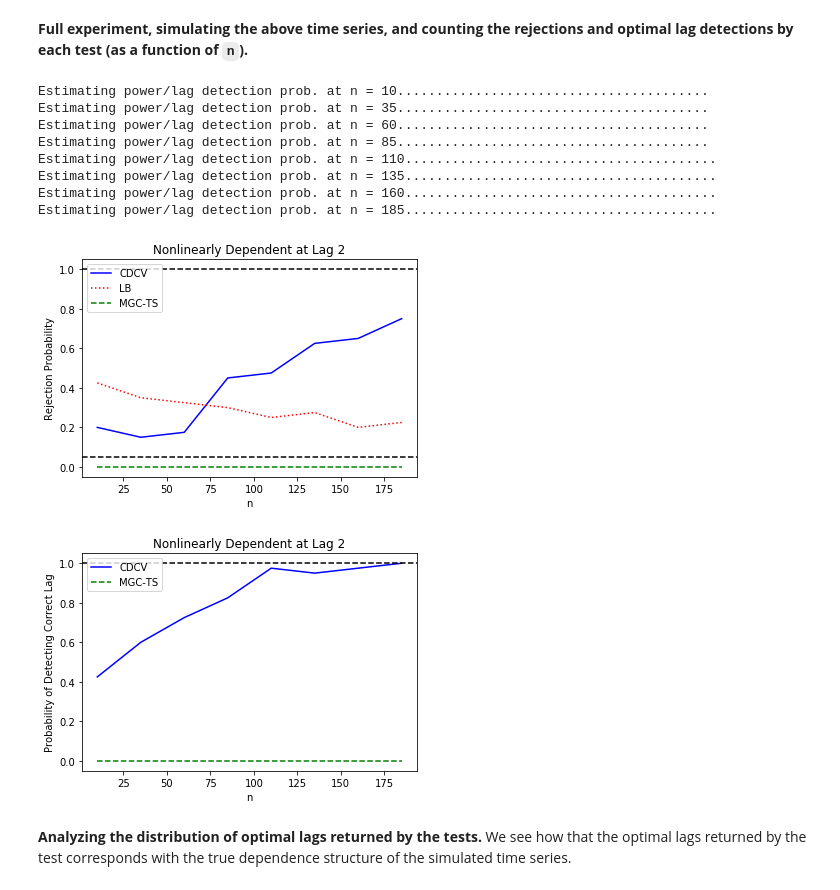
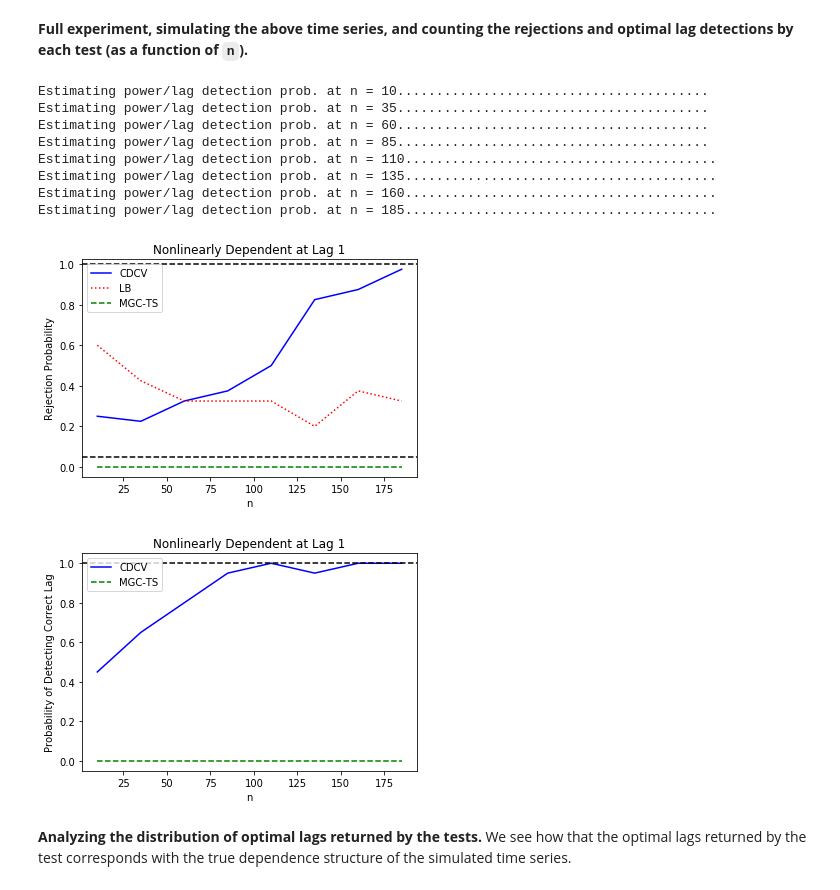
Before and after one commit to neurodata/mgcpy-old, a Jupyter notebook: demos/time-series/time-series.ipynb, the cells around one changed output. Cells and saved outputs as stored; diff of their text form; code cells hidden in the pictures.

```diff
--- a/demos/time-series/time-series.ipynb
+++ b/demos/time-series/time-series.ipynb
@@ -98,7 +98,7 @@ def nonlin_dep_ma1(n, sigma2 = 1.0):
 
     return X, Y
 # %%
-def nonlin_dep_lag_m(n, m = 2, phi_m = 1, sigma2 = 0.5):
+def nonlin_dep_lag_m(n, m = 1, phi_m = 1, sigma2 = 0.5):
     # X_t and Y_t are together a bivarite NMA(3).
     # Innovations follow N(0, sigma2).
 
@@ -233,12 +233,12 @@ sample_sizes  = range(10,200,25)
 num_sims      = 40
 num_bootstrap = 100
 alpha         = 0.05
-maxlag        = 2
+maxlag        = 1
 compute_pval  = True
 processes = {
     'indep_ar1'  : { 'simulate': indep_ar1,  'name': "Independent AR(1)", 'true_lag': -1},
     'lin_dep_ar1': { 'simulate': lin_dep_ar1,  'name': "Correlated AR(1)", 'true_lag': 1},
-    'nonlin_dep_lag_2' : { 'simulate': nonlin_dep_lag_m,  'name': "Nonlinearly Dependent at Lag 2", 'true_lag': 2},
+    'nonlin_dep_lag_m' : { 'simulate': nonlin_dep_lag_m,  'name': "Nonlinearly Dependent at Lag 1", 'true_lag': 1},
 }
 # %%
 # Initialize objects and holders.
@@ -253,7 +253,7 @@ lag_probs = {'cdcv': np.zeros(len(sample_sizes)),
              'mgc_ts': np.zeros(len(sample_sizes))}
 
 # Run experiments.
-for p in ['nonlin_dep_lag_2']: # add processes
+for p in ['nonlin_dep_lag_m']: # add processes
     process = processes[p]
     simulate = process['simulate']
     for i in range(len(sample_sizes)):
@@ -270,35 +270,35 @@ for p in ['nonlin_dep_lag_2']: # add processes
             for r in ['cdcv',  'lb']: # add 'mgc_ts'
                 test = tests[r]
                 if r is not 'lb':
                     test_statistic, metadata = test.test_statistic(X, Y)
                     detects = opt_lags[r]
                     detects[t] = metadata['optimal_lag']
                 if compute_pval:
                     p_value, _ = test.p_value(X, Y, replication_factor = num_bootstrap)
                     if (p_value < alpha): rejects[r] += 1
         for r in ['cdcv', 'lb']: # add 'mgc_ts'
             power = powers[r]
             power[i] = rejects[r]/num_sims
             if r is not 'lb':
                 lag_prob = lag_probs[r]
                 lag_prob[i] = np.count_nonzero(opt_lags[r] == process['true_lag'])/num_sims
         print("")
 
     # Display power estimates and probility of detecting the correct lag.
     if compute_pval:
         power_curve(sample_sizes, powers, alpha, process['name'])
     optimal_lag_curve(sample_sizes, lag_probs, process['name'])
 # %% [output]
 Estimating power/lag detection prob. at n = 10........................................
 Estimating power/lag detection prob. at n = 35........................................
 Estimating power/lag detection prob. at n = 60........................................
 Estimating power/lag detection prob. at n = 85........................................
 Estimating power/lag detection prob. at n = 110........................................
 Estimating power/lag detection prob. at n = 135........................................
 Estimating power/lag detection prob. at n = 160........................................
 Estimating power/lag detection prob. at n = 185........................................
-[figure, old version]
+[figure, new version]
-[figure, old version]
+[figure, new version]
 # %% [markdown]
 **Analyzing the distribution of optimal lags returned by the tests.** We see how that the optimal lags returned by the test corresponds with the true dependence structure of the simulated time series.
 # %%
```
Also changed, not shown: 6 other files.
